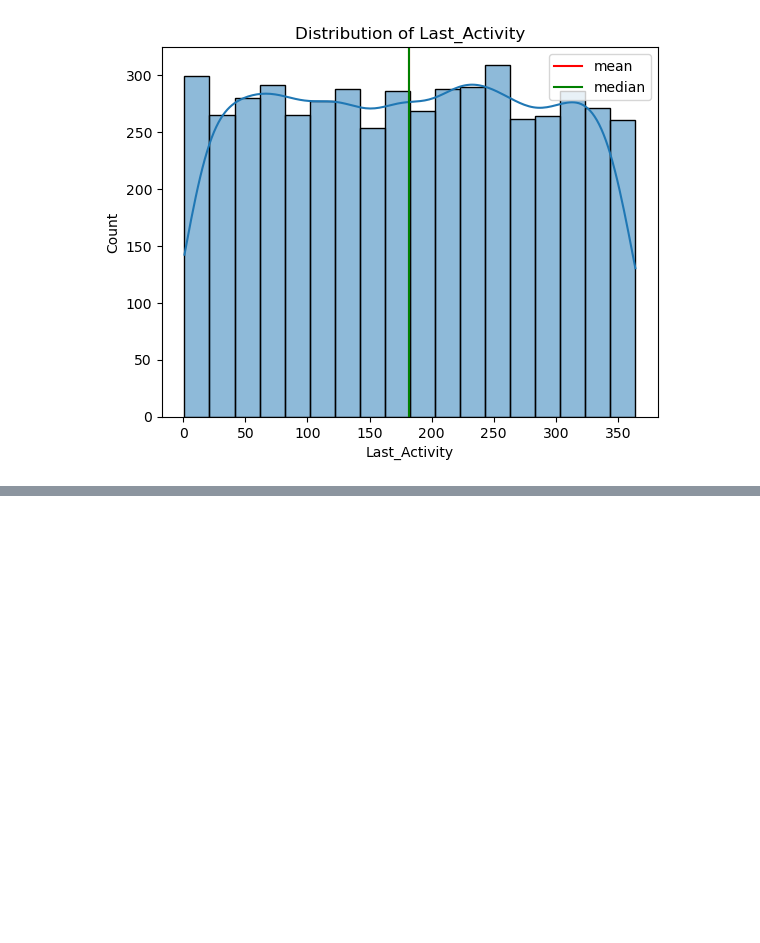
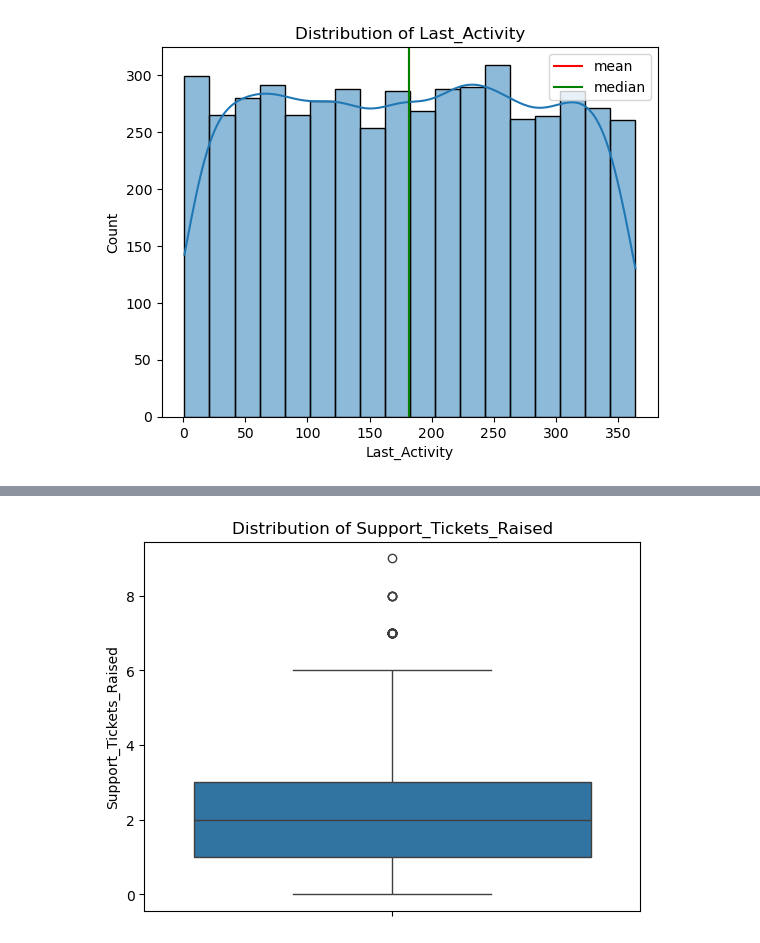
Before and after one commit to Udehlee/customer-retention-ML, a Jupyter notebook: notebooks/streaming_churn_retention.ipynb, the cells around one changed output, grey strips where cells are left out. Saved outputs shown, nothing was run; the diff lists cells and outputs as text; code cells hidden in the pictures; blank space fills up the shorter version.

```diff
--- a/notebooks/streaming_churn_retention.ipynb
+++ b/notebooks/streaming_churn_retention.ipynb
@@ -174,0 +195,4 @@ plot_histogram(df, "Last_Activity")
+# %%
+box_plot(df, "Support_Tickets_Raised")
+# %% [output]
+[figure, added]
```
Also changed, not shown: parts of 21 cells of this notebook, 1 other file.
